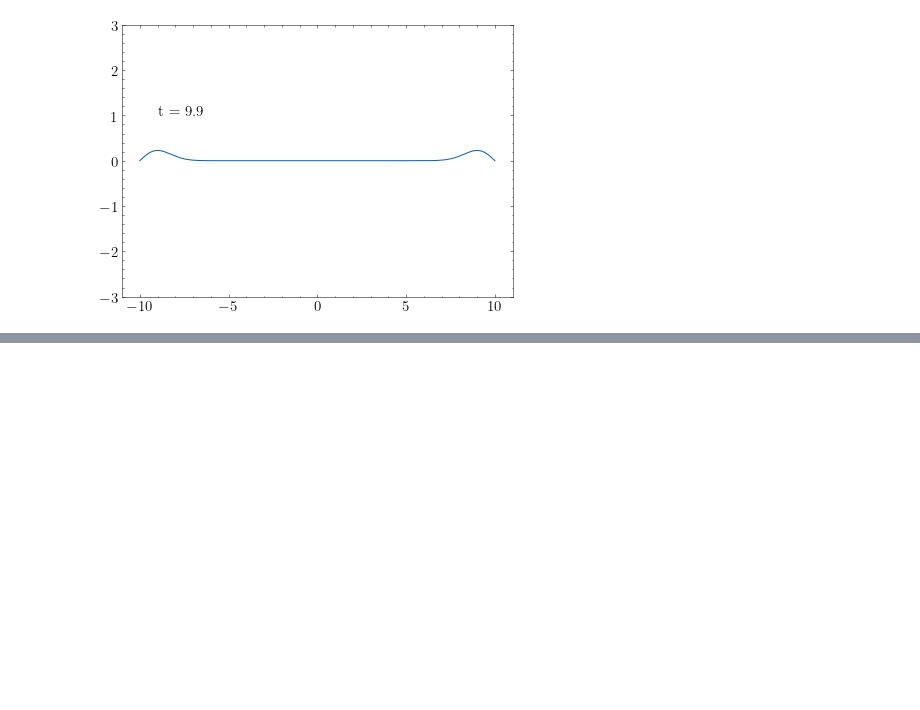
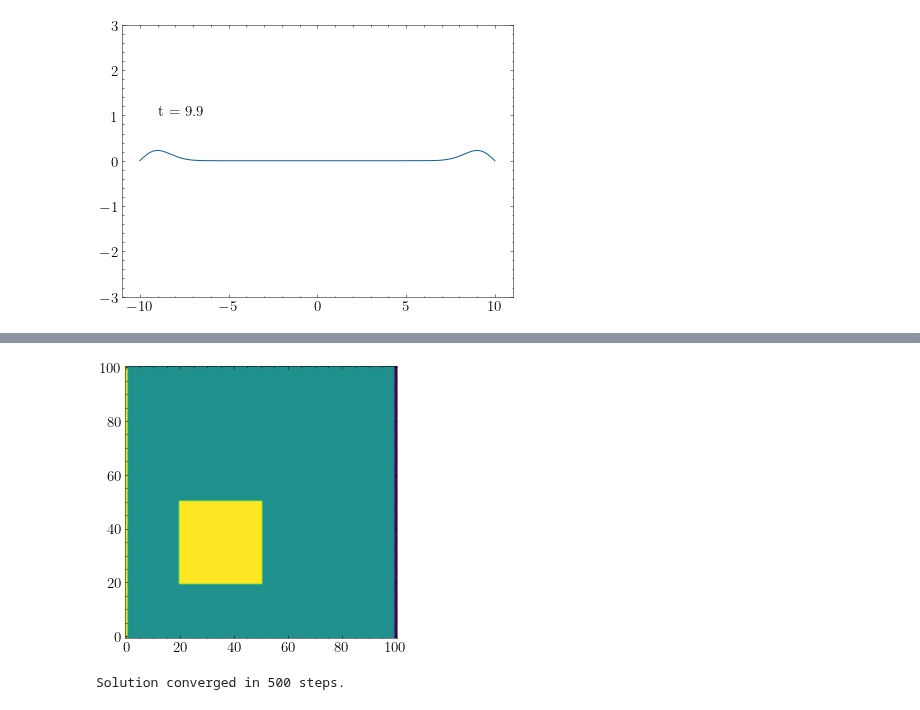
Before and after one commit to franklinzppa/fisica-computacional, a Jupyter notebook: Week 7 - Waves.ipynb, the cells around one changed output, grey strips where cells are left out. Cells and saved outputs as stored; diff of their text form; code cells hidden in the pictures; blank space fills up the shorter version.

```diff
--- a/Week 7 - Waves.ipynb
+++ b/Week 7 - Waves.ipynb
@@ -160,0 +216,25 @@ array([[0., 0., 0., 0., 0., 0., 0., 0.],
+# %%
+# Building initial guess, boundaries, and initial guess
+
+V = fixed_box(xv, yv)
+V[:, -1] = -1
+V[:, 0] = +1
+
+plt.imshow(V, origin='lower')
+plt.show()
+# %% [output]
+[figure, added]
+# %%
+for n in range(Nt):
+    for i in range(1, len(V[0,:])-1):
+        for j in range(1, len(V[:,0])-1):
+            if not(fixed_bool[i,j]):
+                V_last = V.copy()
+                V[i,j] = 0.25*(V[i+1,j] + V[i-1,j] + V[i,j+1] + V[i,j-1])
+    if np.max(abs(V_last - V)) < 1e-6:
+        print(f"Solution converged in {n+1} steps.")
+        break
+else:
+    print(f"Solution failed to converge.")
+# %% [output]
+Solution converged in 500 steps.
```
Also changed, not shown: parts of 8 cells of this notebook.
